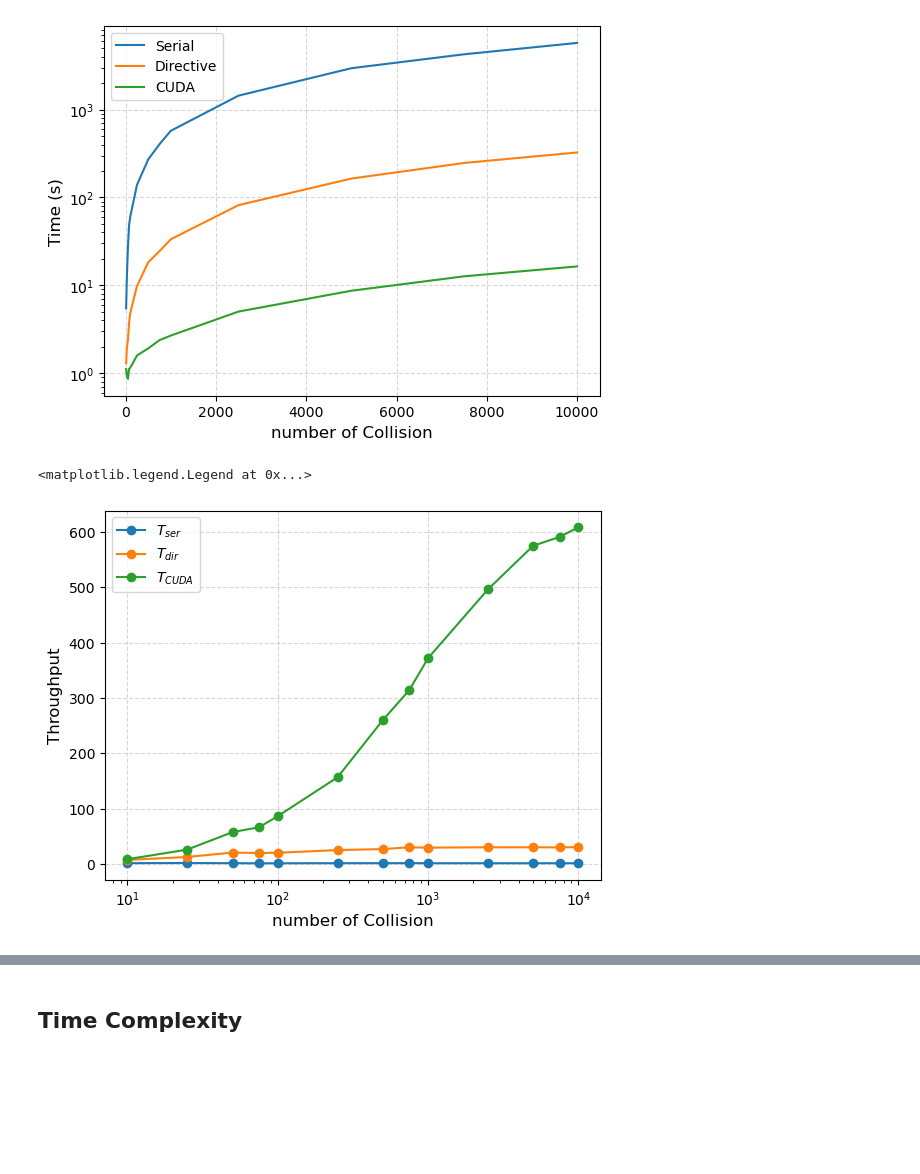
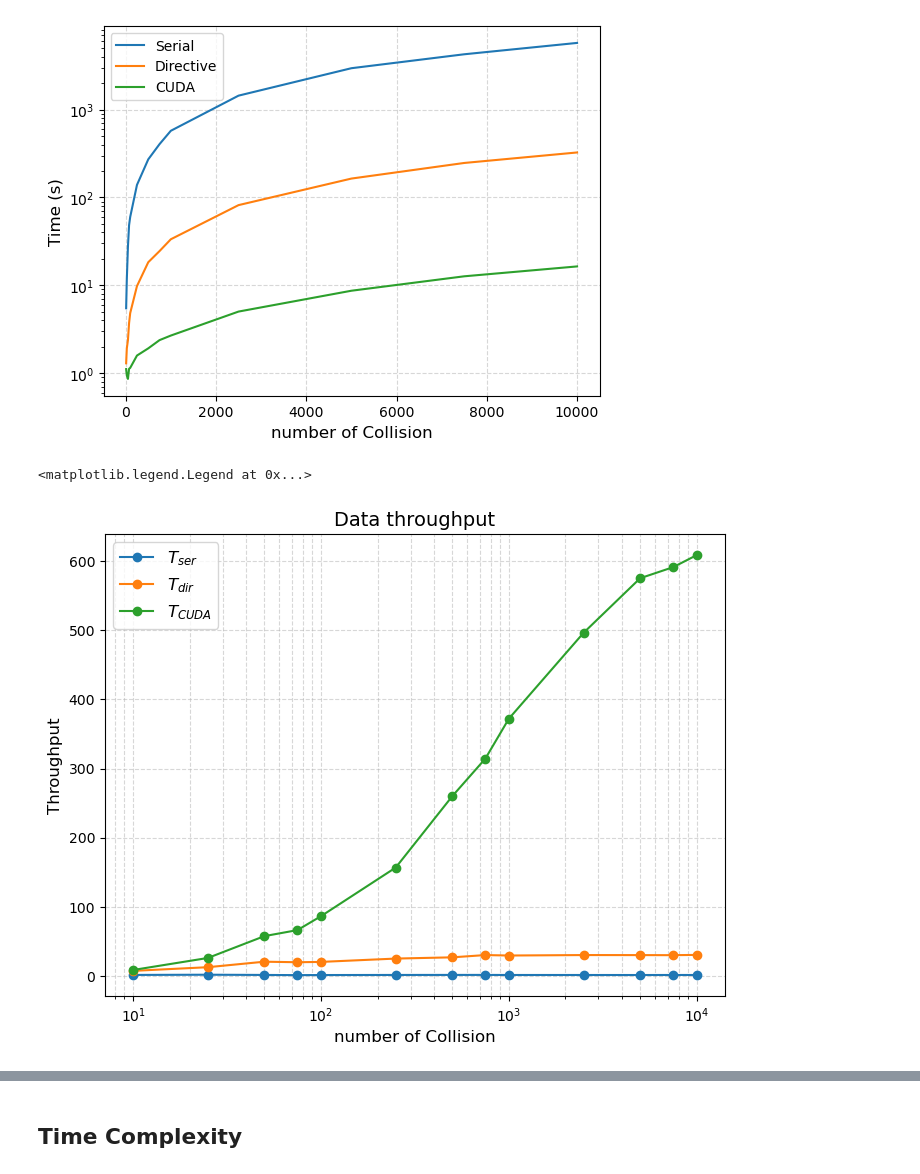
Before and after one commit to FrancescoLR02/JetClustering, a Jupyter notebook: Analysis.ipynb, the cells around one changed output, grey strips where cells are left out. Drawn from its saved outputs; the diff is of its cells as text; code cells hidden in the pictures; blank space fills up the shorter version.

```diff
--- a/Analysis.ipynb
+++ b/Analysis.ipynb
@@ -313,20 +313,25 @@ plt.legend()
 # %%
 #Throughput:
 T_serial = numCollision/BenchmarkTime['Serial']
 T_dir = numCollision/BenchmarkTime['Directive']
 T_CUDA = numCollision/BenchmarkTime['CUDA']
+
+
+plt.figure(figsize = (8, 6))
 
 plt.plot(numCollision, T_serial, '-o', label=r"$T_{ser}$")
 plt.plot(numCollision, T_dir, '-o',label=r"$T_{dir}$")
 plt.plot(numCollision, T_CUDA, '-o',label=r"$T_{CUDA}$")
 
 plt.xlabel("number of Collision", fontsize = 12)
 plt.ylabel("Throughput", fontsize = 12)
+plt.title('Data throughput', fontsize = 14)
 
-plt.grid(True, alpha = 0.5, linestyle="--", axis = 'both')
+
+plt.grid(True, alpha = 0.5, linestyle="--", axis = 'both', which='both')
 
 plt.xscale('log')
-plt.legend()
+plt.legend(fontsize = 12)
 # %% [output]
 <matplotlib.legend.Legend at 0x...>
-[figure, old version]
+[figure, new version]
```
Also changed, not shown: parts of 3 cells of this notebook, 1 other file.
